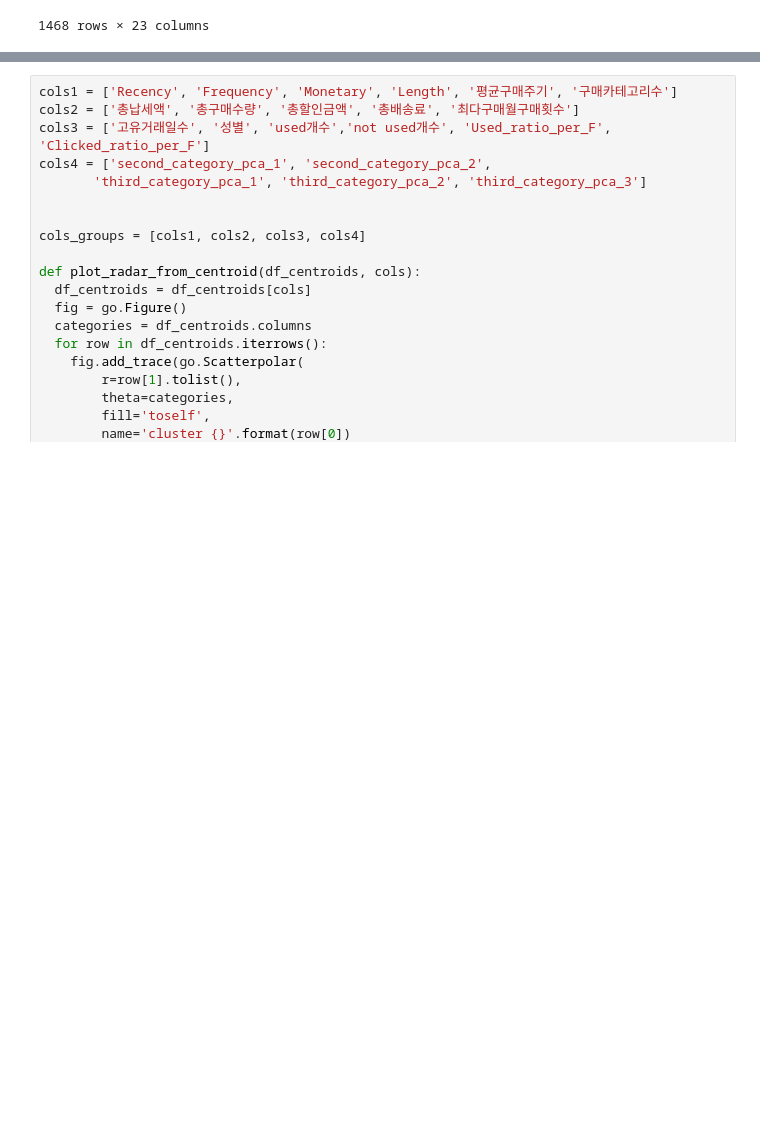
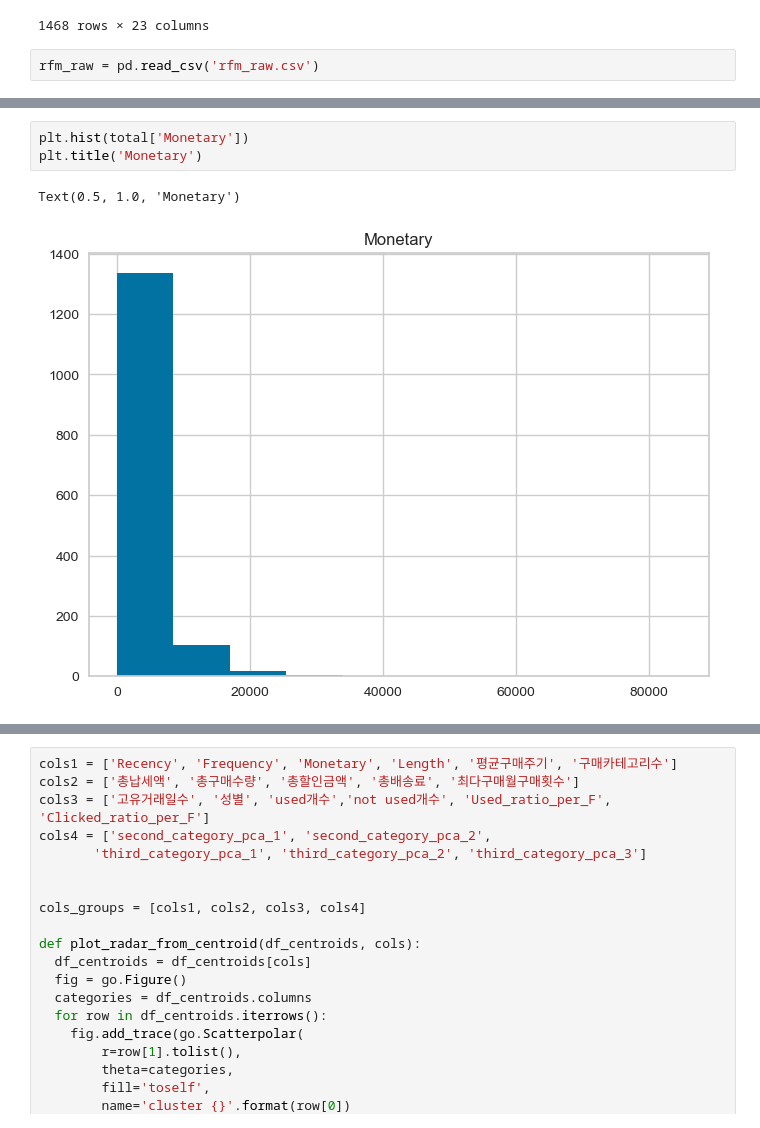
Before and after one commit to ColorConeHead/final_project, a Jupyter notebook: for_clustering.ipynb, the cells around one changed output, grey strips where cells are left out. Cells and saved outputs as stored; diff of their text form; blank space fills up the shorter version.

```diff
--- a/for_clustering.ipynb
+++ b/for_clustering.ipynb
@@ -67,5 +67,7 @@ df
 | 1466 | USER_1466 | -0.738867 | 0.693147 | 5.813533 | 0.000000 | -0.893926 | -1.585151 | 3.427515 | 1.098612 | 0.000000 | ... | ... |
 | 1467 | USER_1467 | -0.611294 | 3.988984 | 8.853819 | 4.304065 | -0.398059 | 2.179208 | 6.370230 | 5.049856 | 5.651626 | ... | ... |
 1468 rows × 23 columns
+# %%
+rfm_raw = pd.read_csv('rfm_raw.csv')
 # %%
 core = df.iloc[:, 1:]
@@ -118,0 +164,6 @@ k = 9 -> silhouette index 0.44490912300674657
+# %%
+plt.hist(total['Monetary'])
+plt.title('Monetary')
+# %% [output]
+Text(0.5, 1.0, 'Monetary')
+[figure, added]
```
Also changed, not shown: parts of 14 cells of this notebook, 4 other files.
